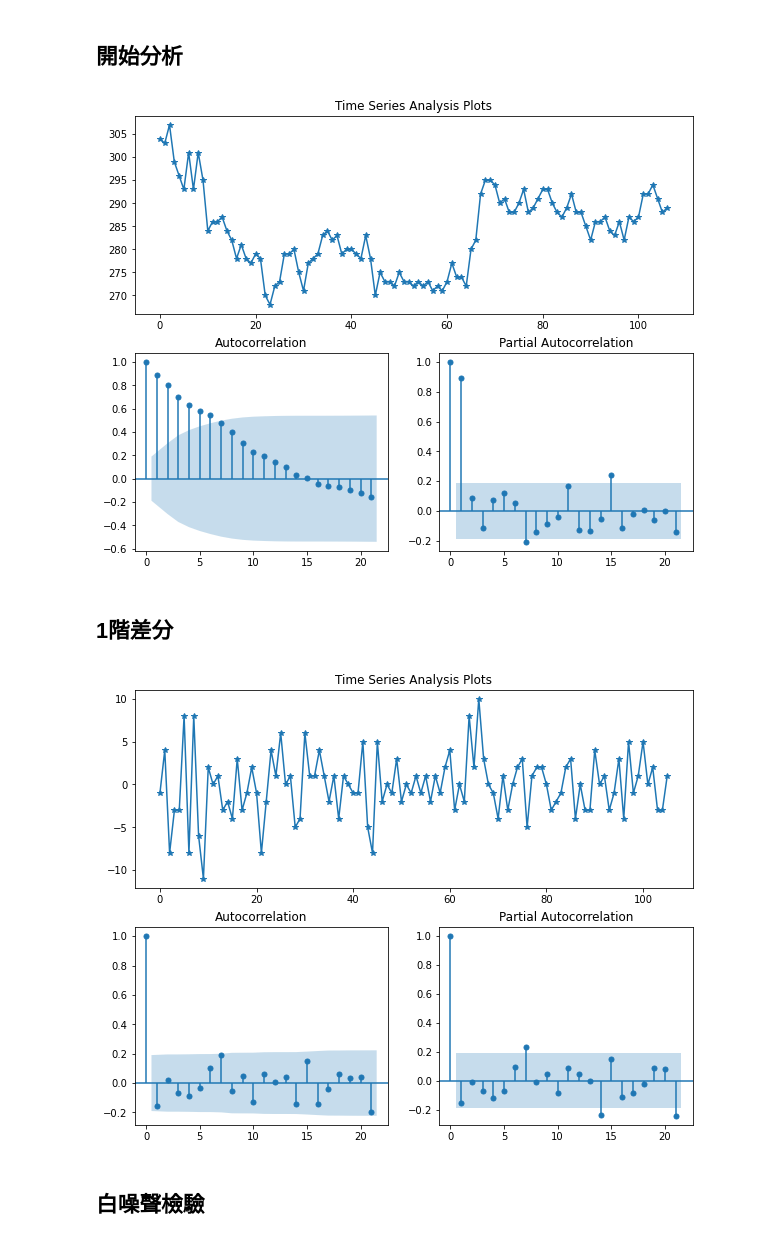
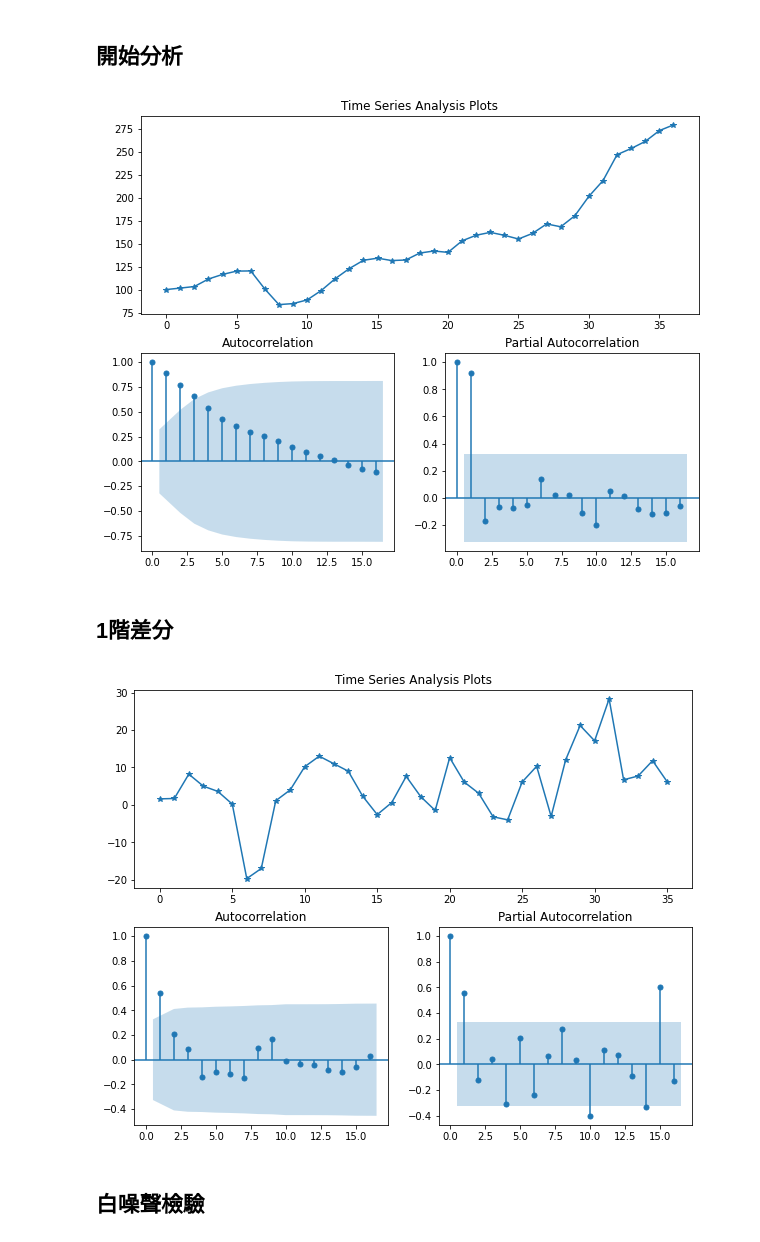
Before and after one commit to SHAOHUASONGgit/DataScienceRepo, a Jupyter notebook: PyDoc/TSCourse/例5.6.ipynb, the cells around one changed output. Saved outputs shown, nothing was run; the diff lists cells and outputs as text; code cells hidden in the pictures.

```diff
--- a/PyDoc/TSCourse/例5.6.ipynb
+++ b/PyDoc/TSCourse/例5.6.ipynb
@@ -86,20 +86,20 @@ def arima_pre(step,phi,theta,y,resid,sigma2):
 ## 開始分析
 # %%
 ##read data
-dfname='data_hw5.1'
+dfname='data1.14'
 y=pd.read_csv('%s.csv'%dfname,header=None)
 y.iloc[:,0]=y.iloc[:,0].astype('float')
 y=y.values[:,0]
 drawts(y,dfname)
 # %% [output]
-[figure, old version]
+[figure, new version]
 # %% [markdown]
 ## 1階差分
 # %%
 yd=y[1:]-y[:-1]
 drawts(yd,dfname)
 # %% [output]
-[figure, old version]
+[figure, new version]
 # %% [markdown]
 ## 白噪聲檢驗
 # %%
```
Also changed, not shown: parts of 2 cells of this notebook, 1 other file.
